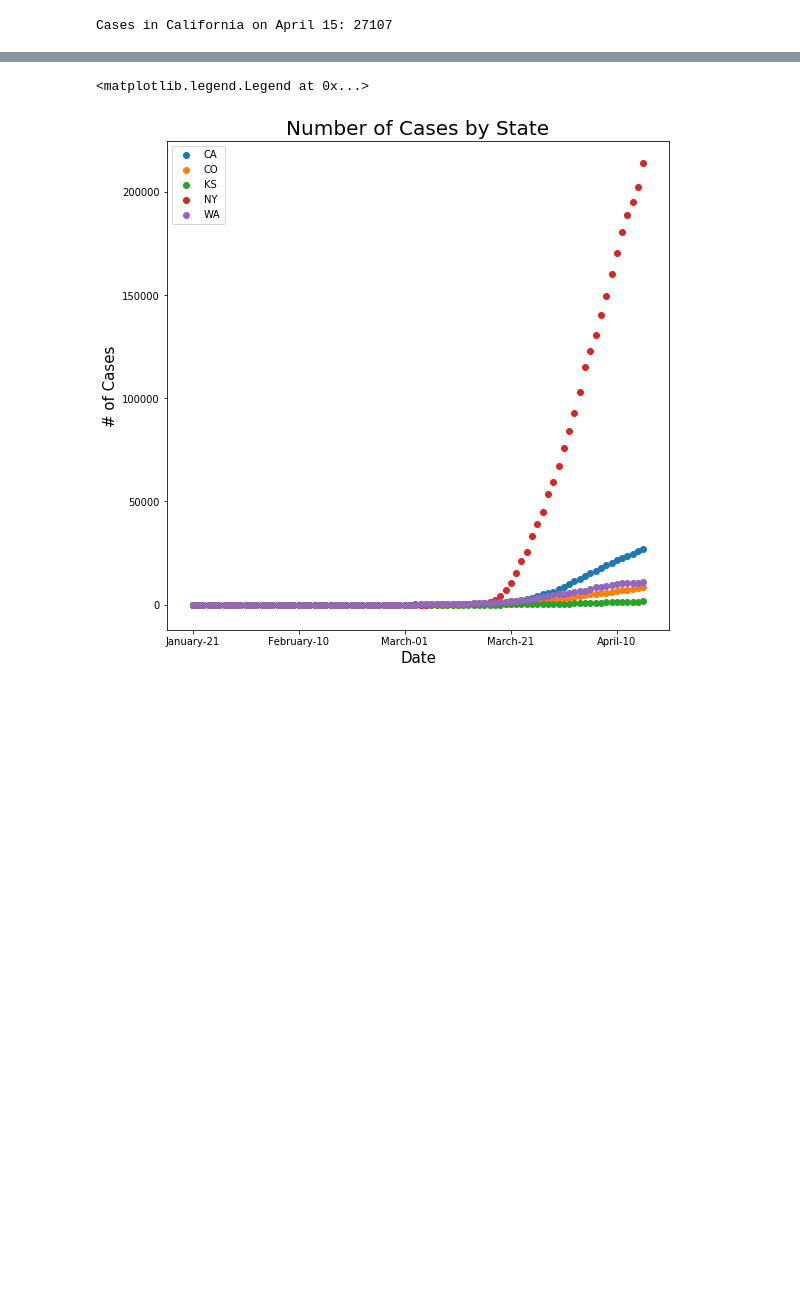
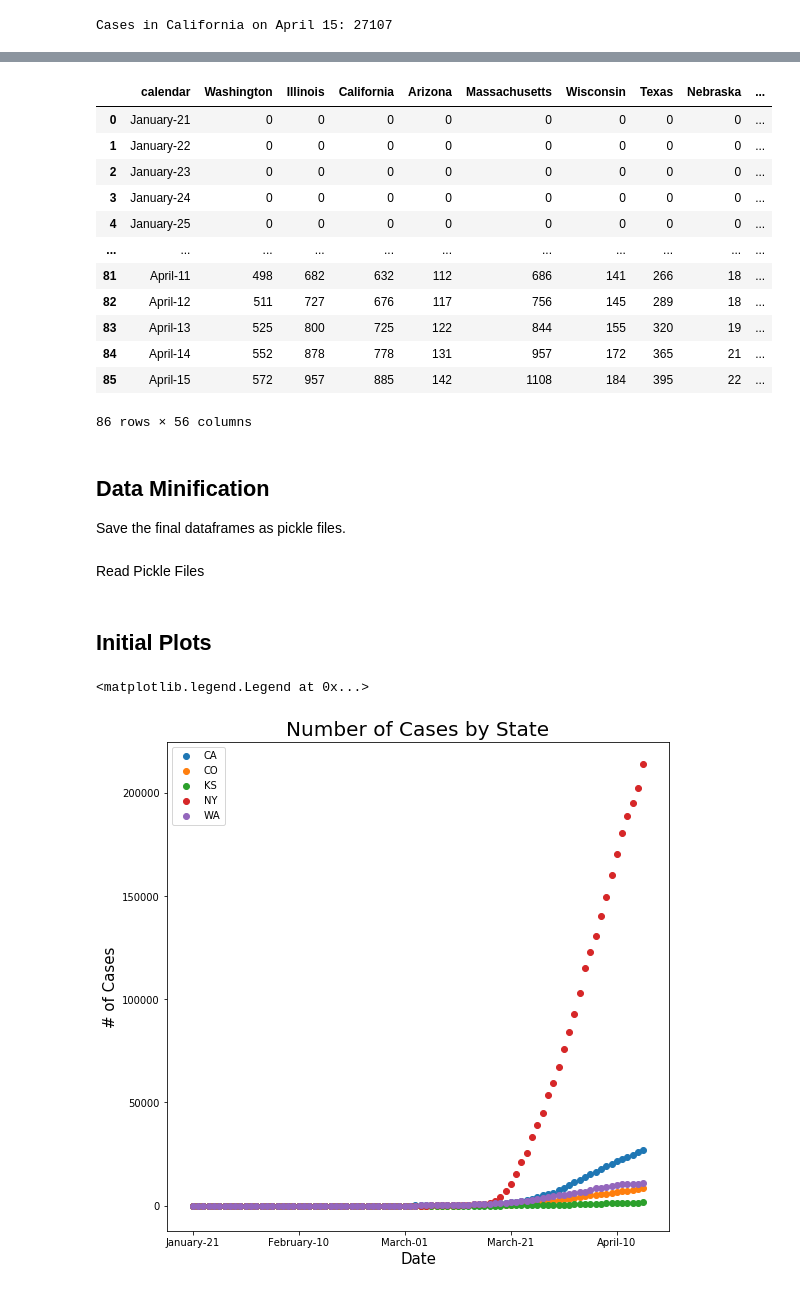
Before and after one commit to CSJohnLee/COVID19_Project, a Jupyter notebook: Lee_EDA.ipynb, the cells around one changed output, grey strips where cells are left out. Drawn from its saved outputs; the diff is of its cells as text; code cells hidden in the pictures; blank space fills up the shorter version.

```diff
--- a/Lee_EDA.ipynb
+++ b/Lee_EDA.ipynb
@@ -98,0 +101,40 @@ cases_by_state
+# %%
+# Repeat previous section for cases but for deaths
+
+states = list(counties.state.unique())
+deaths={}
+for state in states:
+    deaths_list=[]
+    for each in counties.index.unique():
+        total = 0
+        filtered = counties[(counties.index==each)&(counties['state']==state)]['deaths']
+        for i in range(0,len(filtered)):
+            total += counties[(counties.index==each)&(counties['state']==state)]['deaths'][i]
+        deaths_list.append(total)
+    deaths[state]=deaths_list
+# %%
+#Creating a separate data frame for Date and number of cases reported in each of the 55 unique states
+states = list(counties.state.unique())
+data2 = {'calendar':list(counties.index.unique())}
+for state in states:
+    data2[state] = deaths[state]
+
+deaths_by_state = pd.DataFrame(data2)
+deaths_by_state
+# %% [output]
+|  | calendar | Washington | Illinois | California | Arizona | Massachusetts | Wisconsin | Texas | Nebraska | ... |
+| 0 | January-21 | 0 | 0 | 0 | 0 | 0 | 0 | 0 | 0 | ... |
+| 1 | January-22 | 0 | 0 | 0 | 0 | 0 | 0 | 0 | 0 | ... |
+| 2 | January-23 | 0 | 0 | 0 | 0 | 0 | 0 | 0 | 0 | ... |
+| 3 | January-24 | 0 | 0 | 0 | 0 | 0 | 0 | 0 | 0 | ... |
+| 4 | January-25 | 0 | 0 | 0 | 0 | 0 | 0 | 0 | 0 | ... |
+| ... | ... | ... | ... | ... | ... | ... | ... | ... | ... | ... |
+| 81 | April-11 | 498 | 682 | 632 | 112 | 686 | 141 | 266 | 18 | ... |
+| 82 | April-12 | 511 | 727 | 676 | 117 | 756 | 145 | 289 | 18 | ... |
+| 83 | April-13 | 525 | 800 | 725 | 122 | 844 | 155 | 320 | 19 | ... |
+| 84 | April-14 | 552 | 878 | 778 | 131 | 957 | 172 | 365 | 21 | ... |
+| 85 | April-15 | 572 | 957 | 885 | 142 | 1108 | 184 | 395 | 22 | ... |
+86 rows × 56 columns
+# %% [markdown]
+## **Data Minification**
+Save the final dataframes as pickle files.
@@ -98,0 +144,2 @@ cases_by_state
+# %% [markdown]
+Read Pickle Files
@@ -99 +149,3 @@ cases_by_state
+# %% [markdown]
+## **Initial Plots**
 # %%
```
Also changed, not shown: parts of 11 cells of this notebook, 2 other files.
